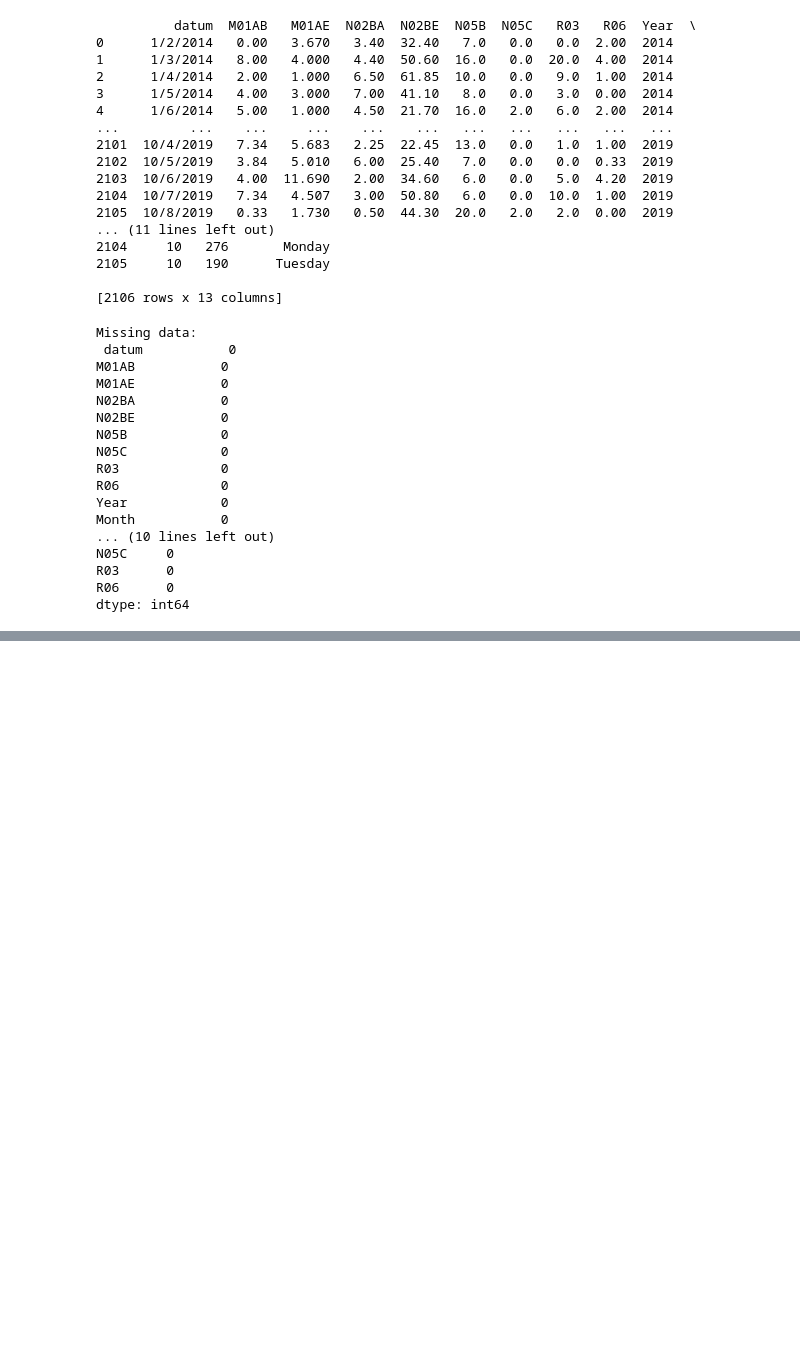
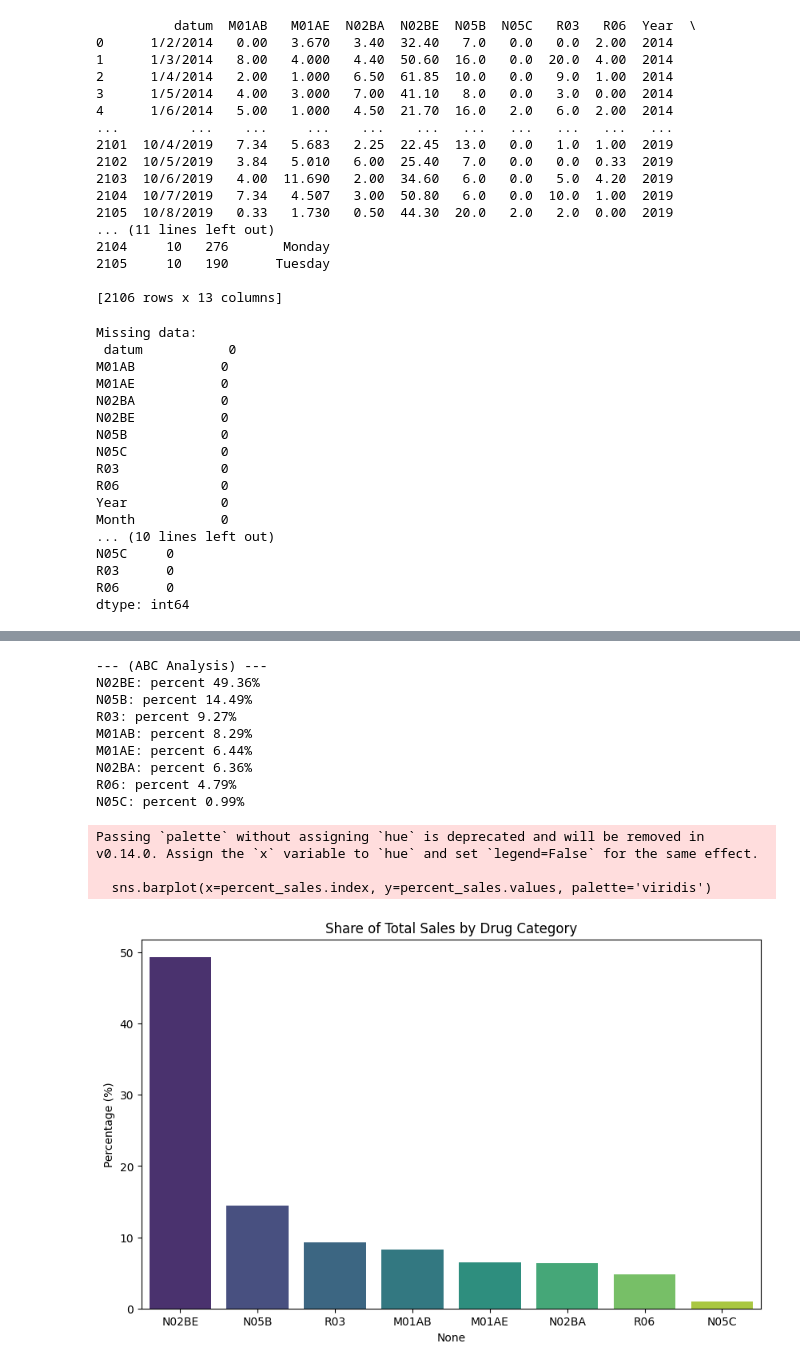
Before and after one commit to PatthamonCharaschimpleekul/Smart-Inventory-Demand-Predictor-for-Medical-Supplies, a Jupyter notebook: eda_cleaning.ipynb, the cells around one changed output, grey strips where cells are left out. Saved outputs shown, nothing was run; the diff lists cells and outputs as text; code cells hidden in the pictures; blank space fills up the shorter version.

```diff
--- a/eda_cleaning.ipynb
+++ b/eda_cleaning.ipynb
@@ -63,0 +90,32 @@ plt.figure =
+# %%
+# คำนวณยอดขายรวมของยาแต่ละชนิดจากไฟล์ Monthly
+drug_list = ['M01AB', 'M01AE', 'N02BA', 'N02BE', 'N05B', 'N05C', 'R03', 'R06']
+total_sales_per_drug = monthly_clean[drug_list].sum().sort_values(ascending=False)
+
+# คำนวณสัดส่วน %
+percent_sales = (total_sales_per_drug / total_sales_per_drug.sum()) * 100
+
+print("--- (ABC Analysis) ---")
+for drug, percent in percent_sales.items():
+    print(f"{drug}: percent {percent:.2f}%")
+
+# พลอตกราฟให้สวยงามเอาไปแปะ Notion
+plt.figure(figsize=(10, 6))
+sns.barplot(x=percent_sales.index, y=percent_sales.values, palette='viridis')
+plt.title('Share of Total Sales by Drug Category')
+plt.ylabel('Percentage (%)')
+plt.show()
+# %% [output]
+--- (ABC Analysis) ---
+N02BE: percent 49.36%
+N05B: percent 14.49%
+R03: percent 9.27%
+M01AB: percent 8.29%
+M01AE: percent 6.44%
+N02BA: percent 6.36%
+R06: percent 4.79%
+N05C: percent 0.99%
+Passing `palette` without assigning `hue` is deprecated and will be removed in v0.14.0. Assign the `x` variable to `hue` and set `legend=False` for the same effect.
+
+  sns.barplot(x=percent_sales.index, y=percent_sales.values, palette='viridis')
+[figure, added]
```
Also changed, not shown: parts of 3 cells of this notebook.
